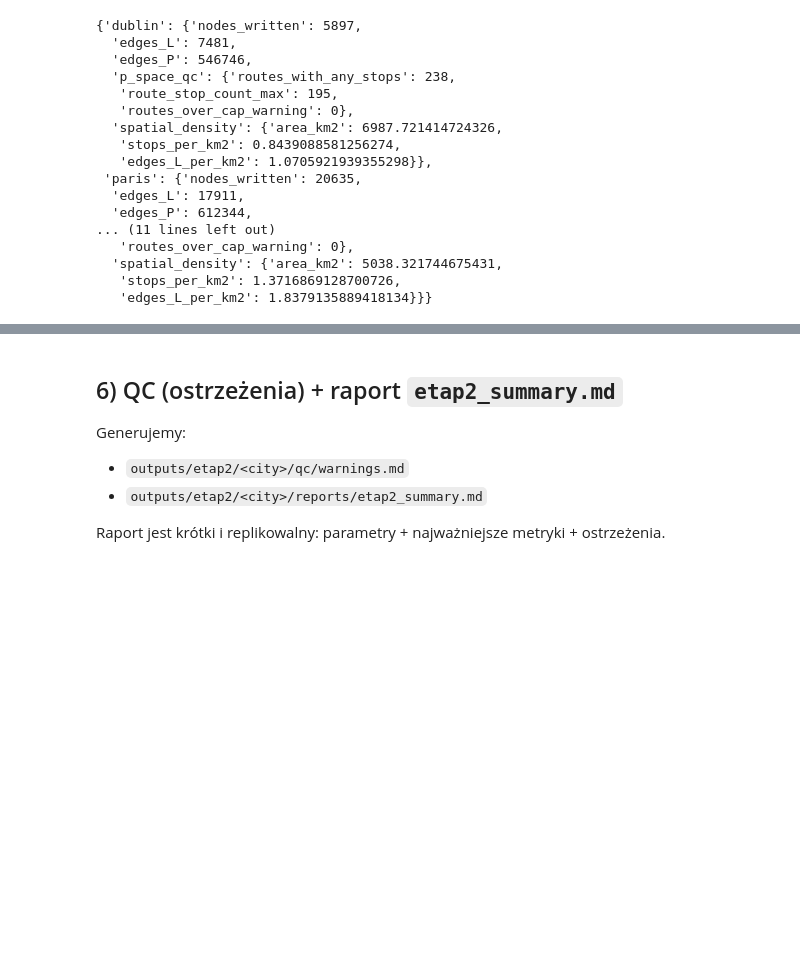
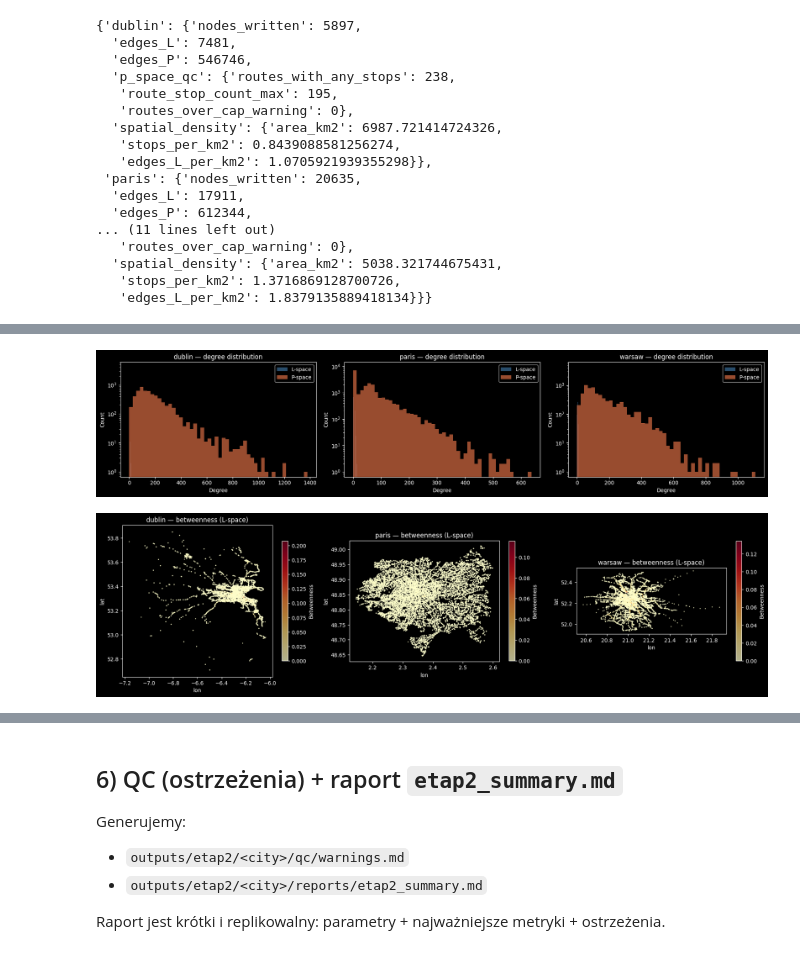
Before and after one commit to Michciak/Masters, a Jupyter notebook: Netobooks/etap2.ipynb, the cells around one changed output, grey strips where cells are left out. Drawn from its saved outputs; the diff is of its cells as text; code cells hidden in the pictures; blank space fills up the shorter version.

```diff
--- a/Netobooks/etap2.ipynb
+++ b/Netobooks/etap2.ipynb
@@ -193,7 +197,7 @@ def write_run_info_and_inventory(city: str, inputs: CityInputs) -> None:
             'p_space_mode': P_SPACE_MODE,
         },
         'versions': {
-            'python': os.popen('python -V').read().strip(),
+            'python': platform.python_version(),
             'pandas': pd.__version__,
             'numpy': np.__version__,
             'geopandas': gpd.__version__,
@@ -654,11 +685,18 @@ Uwaga: w tej implementacji grafy są traktowane jako **nieskierowane** (co jest
 # %%
-def build_nx_graph_from_edges(edges: pd.DataFrame, weighted: bool = True) -> nx.Graph:
+def build_nx_graph_from_edges(
+    edges: pd.DataFrame,
+    weighted: bool = True,
+    all_node_ids: Optional[List[str]] = None,
+) -> nx.Graph:
+    """Buduje graf nx.Graph z edge-listy. Opcjonalnie dodaje izolowane węzły z all_node_ids."""
     G = nx.Graph()
+    # Dodaj WSZYSTKIE węzły (w tym izolowane) jeśli podano listę
+    if all_node_ids is not None:
+        G.add_nodes_from(str(nid) for nid in all_node_ids)
     if weighted:
         for u, v, w in edges[['u', 'v', 'weight']].itertuples(index=False, name=None):
             if u == v:
                 continue
-            # agregacja równoległych krawędzi przebiegała na etapie budowy edge-listy
             G.add_edge(str(u), str(v), weight=float(w))
     else:
         for u, v in edges[['u', 'v']].itertuples(index=False, name=None):
@@ -877,6 +1032,7 @@ for city in CITIES:
 
     metrics_dir = OUT_DIR / city / 'metrics'
     sm_l = pd.read_csv(metrics_dir / 'stop_metrics_L.csv', dtype={'stop_id': 'string'})
+    sm_p = pd.read_csv(metrics_dir / 'stop_metrics_P.csv', dtype={'stop_id': 'string'})
 
     city_layers = inputs_by_city[city].spatial_layers
 
@@ -885,7 +1041,7 @@ for city in CITIES:
         if 'grid_1km' not in city_layers:
             area_qc_by_city[city] = {'skipped': True, 'reason': 'missing grid_1km layer in artifacts index'}
             continue
-        agg, qc = aggregate_stop_metrics_to_areas(city, city_layers['grid_1km'], sm_l, stops)
+        agg, qc = aggregate_stop_metrics_to_areas(city, city_layers['grid_1km'], sm_l, sm_p, stops)
         write_metrics(city, 'area_metrics', agg)
         area_qc_by_city[city] = qc
 
@@ -893,7 +1049,7 @@ for city in CITIES:
     if city == 'paris':
         qc_block = {}
         if 'pop_grid_1km' in city_layers:
-            agg1, qc1 = aggregate_stop_metrics_to_areas(city, city_layers['pop_grid_1km'], sm_l, stops, area_id_col_hint='cell_id')
+            agg1, qc1 = aggregate_stop_metrics_to_areas(city, city_layers['pop_grid_1km'], sm_l, sm_p, stops, area_id_col_hint='cell_id')
             metrics_dir.mkdir(parents=True, exist_ok=True)
             agg1.to_csv(metrics_dir / 'area_metrics_grid_1km.csv', index=False)
             qc_block['grid_1km'] = qc1
@@ -901,7 +1057,7 @@ for city in CITIES:
             qc_block['grid_1km'] = {'skipped': True, 'reason': 'missing pop_grid_1km layer'}
 
         if 'employment_zones' in city_layers:
-            agg2, qc2 = aggregate_stop_metrics_to_areas(city, city_layers['employment_zones'], sm_l, stops)
+            agg2, qc2 = aggregate_stop_metrics_to_areas(city, city_layers['employment_zones'], sm_l, sm_p, stops)
             agg2.to_csv(metrics_dir / 'area_metrics_employment_zones.csv', index=False)
             qc_block['employment_zones'] = qc2
         else:
@@ -932,2 +1088,62 @@ area_qc_by_city
   'area_id_col': 'area_id',
   'areas_path': 'C:\\Users\\Michc\\Dropbox\\IO_UW\\Magisterka\\Masters\\outputs\\etap1\\warsaw\\spatial\\grid_1km_metric.geojson'}}
+# %%
+# ── W4: Wizualizacje diagnostyczne ──────────────────────────────────────────
+# 1) Rozkład stopnia (degree distribution) L vs P per miasto
+# 2) Mapa przystanków kolorowana betweenness centrality (L-space)
+
+fig_degree, axes_deg = plt.subplots(1, len(CITIES), figsize=(6 * len(CITIES), 4), sharey=False)
+if len(CITIES) == 1:
+    axes_deg = [axes_deg]
+
+for ax, city in zip(axes_deg, CITIES):
+    metrics_dir = OUT_DIR / city / 'metrics'
+    sm_l = pd.read_csv(metrics_dir / 'stop_metrics_L.csv')
+    sm_p = pd.read_csv(metrics_dir / 'stop_metrics_P.csv')
+
+    ax.hist(sm_l['degree'], bins=50, alpha=0.6, label='L-space', color='steelblue')
+    ax.hist(sm_p['degree'], bins=50, alpha=0.6, label='P-space', color='coral')
+    ax.set_title(f'{city} — degree distribution')
+    ax.set_xlabel('Degree')
+    ax.set_ylabel('Count')
+    ax.set_yscale('log')
+    ax.legend()
+
+fig_degree.tight_layout()
+fig_degree.savefig(OUT_DIR / 'degree_distribution_L_vs_P.png', dpi=150, bbox_inches='tight')
+plt.show()
+
+# 2) Mapa betweenness (L-space) per miasto — jeśli dostępne koordynaty
+fig_map, axes_map = plt.subplots(1, len(CITIES), figsize=(6 * len(CITIES), 5))
+if len(CITIES) == 1:
+    axes_map = [axes_map]
+
+for ax, city in zip(axes_map, CITIES):
+    metrics_dir = OUT_DIR / city / 'metrics'
+    graphs_dir = OUT_DIR / city / 'graphs'
+
+    nodes = pd.read_csv(graphs_dir / 'nodes.csv', dtype={'stop_id': 'string'})
+    sm_l = pd.read_csv(metrics_dir / 'stop_metrics_L.csv', dtype={'stop_id': 'string'})
+
+    merged = nodes.merge(sm_l[['stop_id', 'betweenness']], on='stop_id', how='inner')
+    merged = merged.dropna(subset=['stop_lat', 'stop_lon', 'betweenness'])
+
+    sc = ax.scatter(
+        merged['stop_lon'], merged['stop_lat'],
+        c=merged['betweenness'], cmap='YlOrRd', s=1, alpha=0.7,
+        rasterized=True,
+    )
+    ax.set_title(f'{city} — betweenness (L-space)')
+    ax.set_aspect('equal')
+    ax.set_xlabel('lon')
+    ax.set_ylabel('lat')
+    plt.colorbar(sc, ax=ax, shrink=0.7, label='Betweenness')
+
+fig_map.tight_layout()
+fig_map.savefig(OUT_DIR / 'betweenness_L_map.png', dpi=150, bbox_inches='tight')
+plt.show()
+
+print('Diagnostic plots saved to outputs/etap2/')
+# %% [output]
+[figure, added]
+[figure, added]
```
Also changed, not shown: parts of 16 cells of this notebook, 1 other file.
